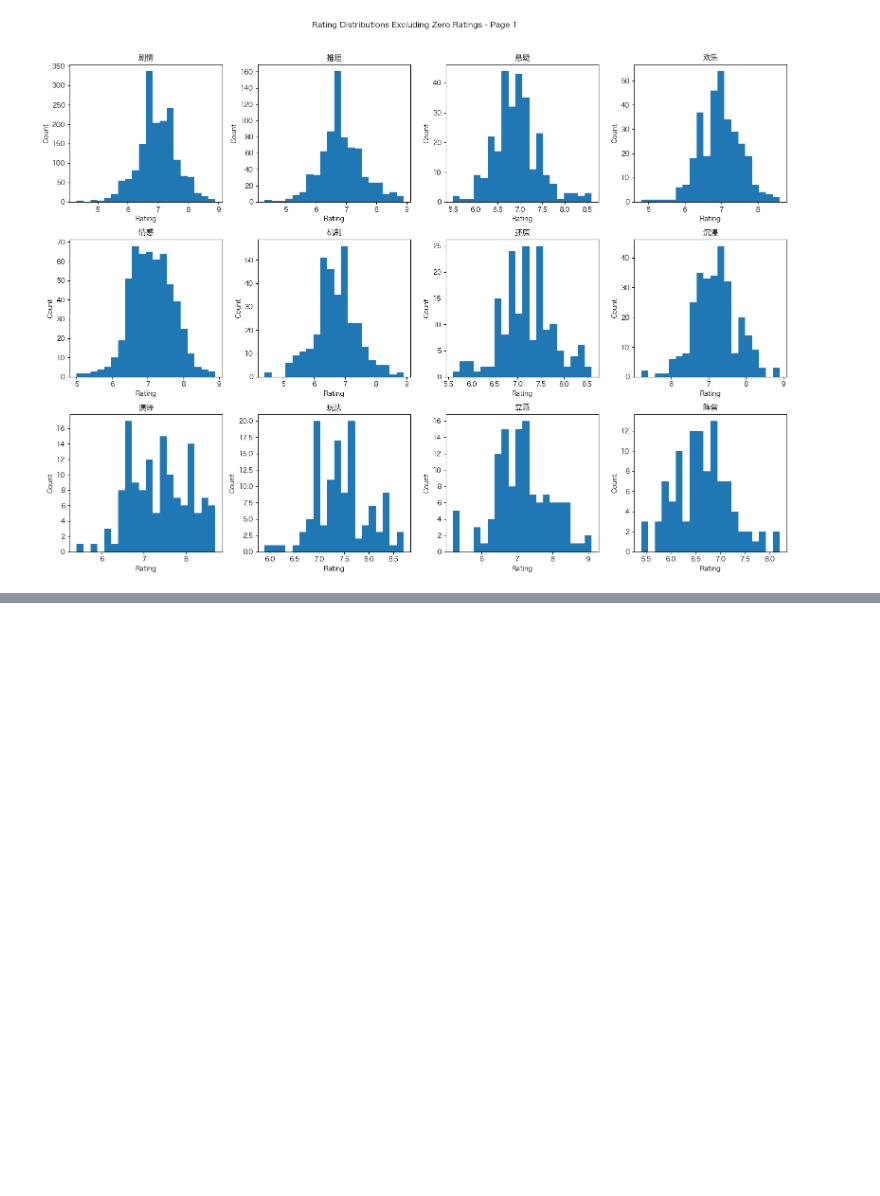
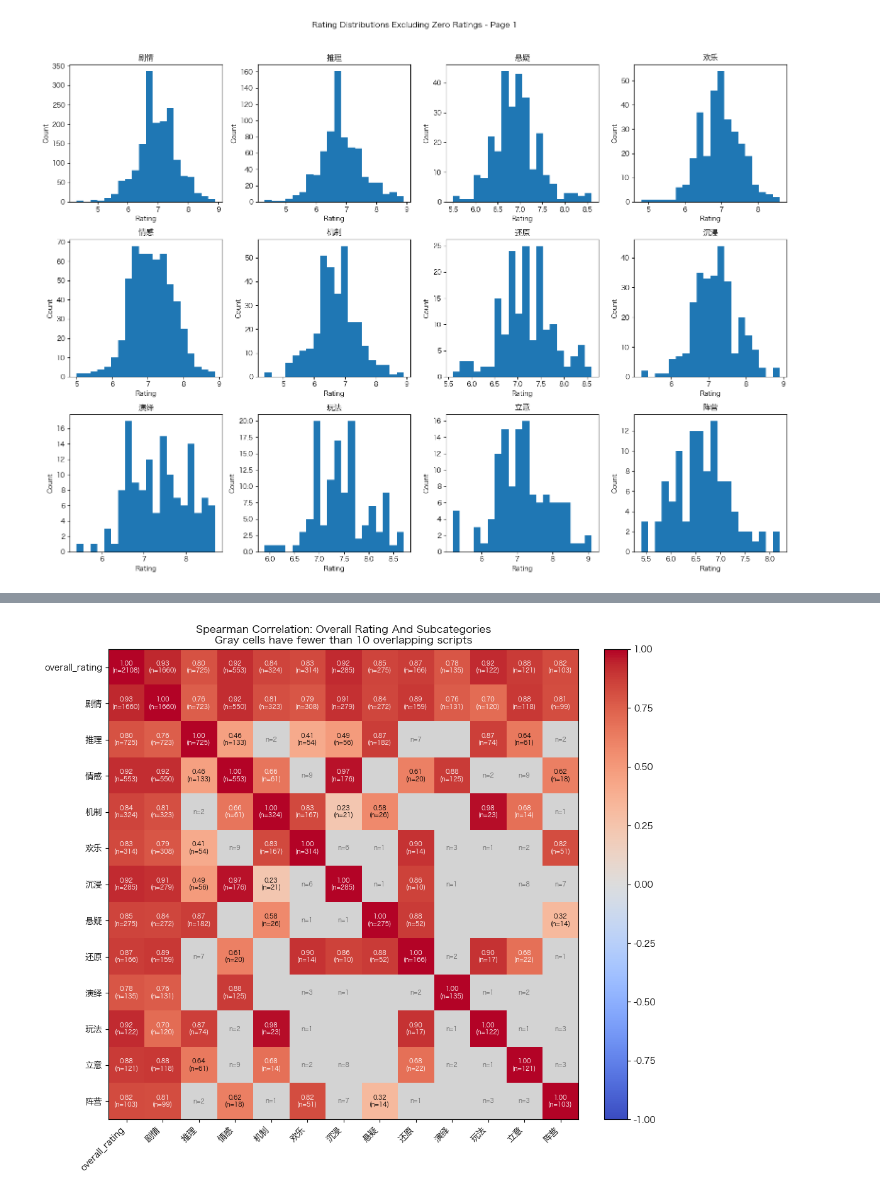
Before and after one commit to guozhan11/miquan-appium, a Jupyter notebook: ratings_descriptive_analysis.ipynb, the cells around one changed output, grey strips where cells are left out. Cells and saved outputs as stored; diff of their text form; code cells hidden in the pictures; blank space fills up the shorter version.

```diff
--- a/ratings_descriptive_analysis.ipynb
+++ b/ratings_descriptive_analysis.ipynb
@@ -349,0 +523,13 @@ Zero-only subcategories: 故事, 难度, 互动, 本格, 变格, 恐怖, 硬核
+# %%
+subcategory_columns = [col for col in RATING_COLUMNS if col != "overall_rating" and col in ratings_clean.columns]
+
+subcategory_summary = pd.DataFrame(
+    {
+        "nonzero_count": ratings_clean[subcategory_columns].gt(0).sum(),
+        "nonzero_pct": ratings_clean[subcategory_columns].gt(0).mean() * 100,
+        "mean_nonzero_rating": ratings_clean[subcategory_columns].where(ratings_clean[subcategory_columns].gt(0)).mean(),
+        "median_nonzero_rating": ratings_clean[subcategory_columns].where(ratings_clean[subcategory_columns].gt(0)).median(),
+    }
+).sort_values("nonzero_count", ascending=False)
+
+subcategory_summary
@@ -349,0 +600,58 @@ Zero-only subcategories: 故事, 难度, 互动, 本格, 变格, 恐怖, 硬核
+# %%
+active_subcategory_columns = subcategory_summary.query("nonzero_count >= 10").index.tolist()
+overall_and_subcategory_columns = ["overall_rating"] + active_subcategory_columns
+min_pairwise_overlap = 10
+
+corr_input = ratings_clean[overall_and_subcategory_columns].copy()
+corr_input[active_subcategory_columns] = corr_input[active_subcategory_columns].replace(0, np.nan)
+subcategory_corr_matrix = corr_input.corr(method="spearman")
+rating_presence = corr_input.notna().astype(int)
+pairwise_overlap_counts = rating_presence.T.dot(rating_presence)
+
+masked_subcategory_corr_matrix = subcategory_corr_matrix.mask(
+    pairwise_overlap_counts.lt(min_pairwise_overlap)
+)
+
+cmap = plt.get_cmap("coolwarm").copy()
+cmap.set_bad(color="lightgray")
+
+fig, ax = plt.subplots(figsize=(11, 9))
+image = ax.imshow(masked_subcategory_corr_matrix, vmin=-1, vmax=1, cmap=cmap)
+ax.set_xticks(range(len(overall_and_subcategory_columns)))
+ax.set_xticklabels(overall_and_subcategory_columns, rotation=45, ha="right")
+ax.set_yticks(range(len(overall_and_subcategory_columns)))
+ax.set_yticklabels(overall_and_subcategory_columns)
+ax.set_title(
+    f"Spearman Correlation: Overall Rating And Subcategories\n"
+    f"Gray cells have fewer than {min_pairwise_overlap} overlapping scripts"
+)
+
+for row_idx in range(len(overall_and_subcategory_columns)):
+    for col_idx in range(len(overall_and_subcategory_columns)):
+        corr_value = masked_subcategory_corr_matrix.iloc[row_idx, col_idx]
+        overlap_count = pairwise_overlap_counts.iloc[row_idx, col_idx]
+        if pd.notna(corr_value):
+            ax.text(
+                col_idx,
+                row_idx,
+                f"{corr_value:.2f}\n(n={overlap_count})",
+                ha="center",
+                va="center",
+                color="white" if abs(corr_value) >= 0.65 else "black",
+                fontsize=7,
+            )
+        elif overlap_count > 0:
+            ax.text(
+                col_idx,
+                row_idx,
+                f"n={overlap_count}",
+                ha="center",
+                va="center",
+                color="dimgray",
+                fontsize=7,
+            )
+
+fig.colorbar(image, ax=ax, fraction=0.046, pad=0.04)
+fig.tight_layout()
+# %% [output]
+[figure, added]
```
Also changed, not shown: parts of 50 cells of this notebook, 9 other files.
